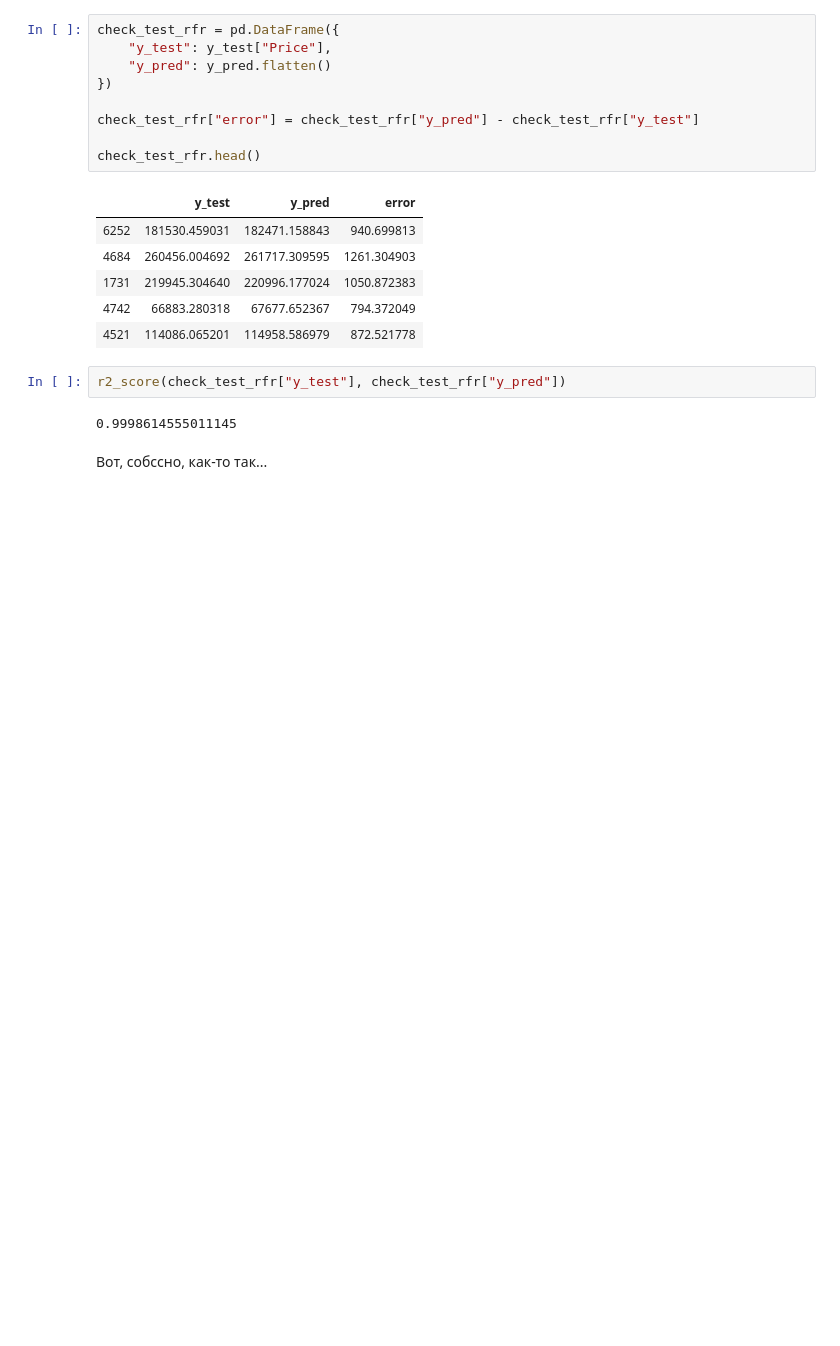
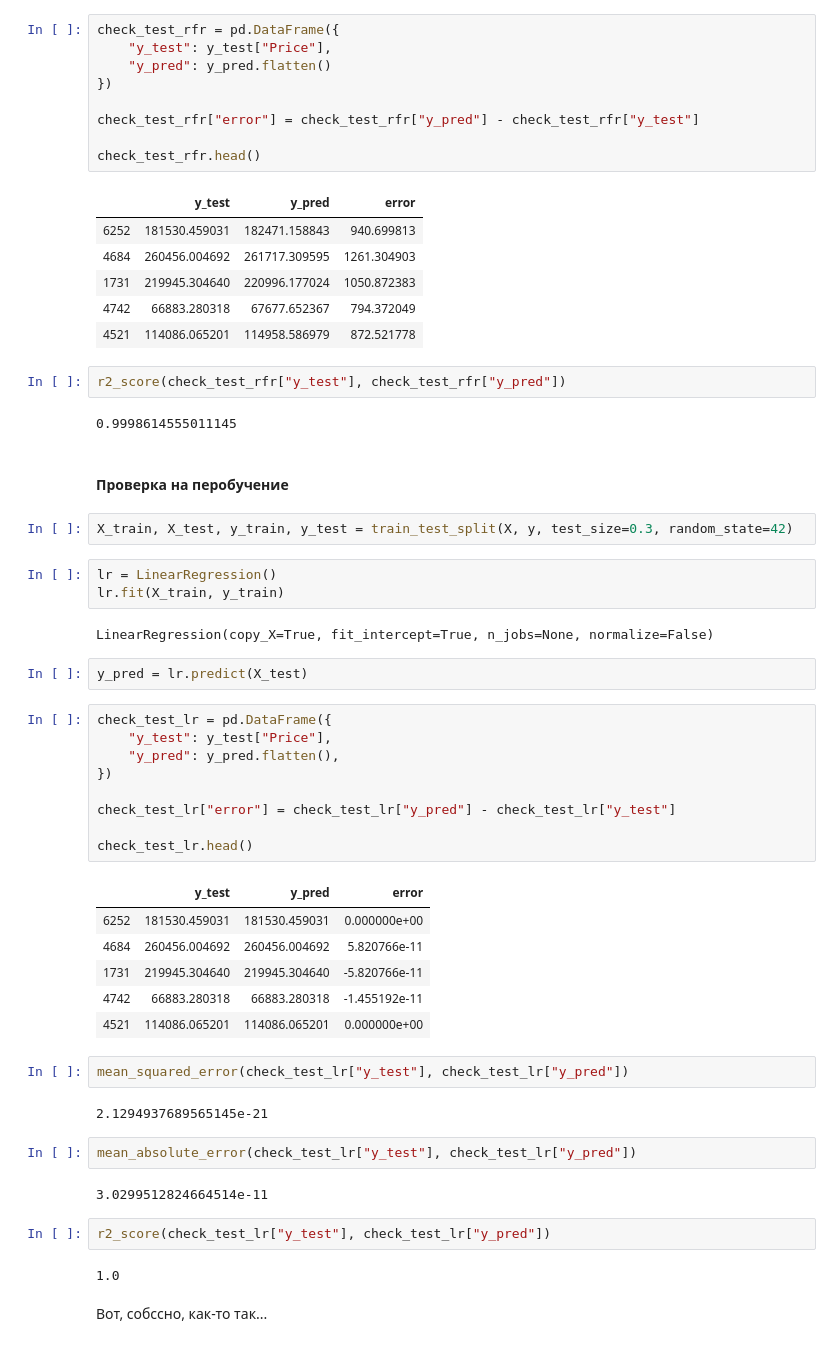
Before and after one commit to comrade747/python, a Jupyter notebook: project_task/ErshovAA_solution.ipynb, the cells around one changed output. Drawn from its saved outputs; the diff is of its cells as text; blank space fills up the shorter version.

```diff
--- a/project_task/ErshovAA_solution.ipynb
+++ b/project_task/ErshovAA_solution.ipynb
@@ -345,5 +343,44 @@ check_test_rfr.head()
 r2_score(check_test_rfr["y_test"], check_test_rfr["y_pred"])
 # %% [output]
 0.9998614555011145
+# %% [markdown]
+#### Проверка на перобучение
+# %%
+X_train, X_test, y_train, y_test = train_test_split(X, y, test_size=0.3, random_state=42)
+# %%
+lr = LinearRegression()
+lr.fit(X_train, y_train)
+# %% [output]
+LinearRegression(copy_X=True, fit_intercept=True, n_jobs=None, normalize=False)
+# %%
+y_pred = lr.predict(X_test)
+# %%
+check_test_lr = pd.DataFrame({
+    "y_test": y_test["Price"],
+    "y_pred": y_pred.flatten(),
+})
+
+check_test_lr["error"] = check_test_lr["y_pred"] - check_test_lr["y_test"]
+
+check_test_lr.head()
+# %% [output]
+|  | y_test | y_pred | error |
+| 6252 | 181530.459031 | 181530.459031 | 0.000000e+00 |
+| 4684 | 260456.004692 | 260456.004692 | 5.820766e-11 |
+| 1731 | 219945.304640 | 219945.304640 | -5.820766e-11 |
+| 4742 | 66883.280318 | 66883.280318 | -1.455192e-11 |
+| 4521 | 114086.065201 | 114086.065201 | 0.000000e+00 |
+# %%
+mean_squared_error(check_test_lr["y_test"], check_test_lr["y_pred"])
+# %% [output]
+2.1294937689565145e-21
+# %%
+mean_absolute_error(check_test_lr["y_test"], check_test_lr["y_pred"])
+# %% [output]
+3.0299512824664514e-11
+# %%
+r2_score(check_test_lr["y_test"], check_test_lr["y_pred"])
+# %% [output]
+1.0
 # %% [markdown]
 Вот, собссно, как-то так...
```
Also changed, not shown: parts of 7 cells of this notebook.
